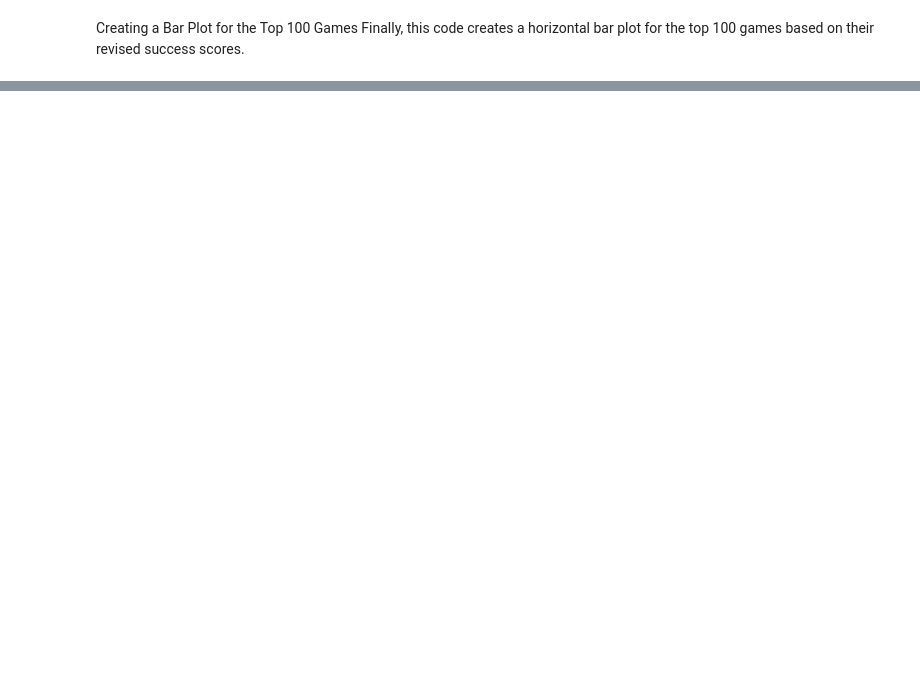
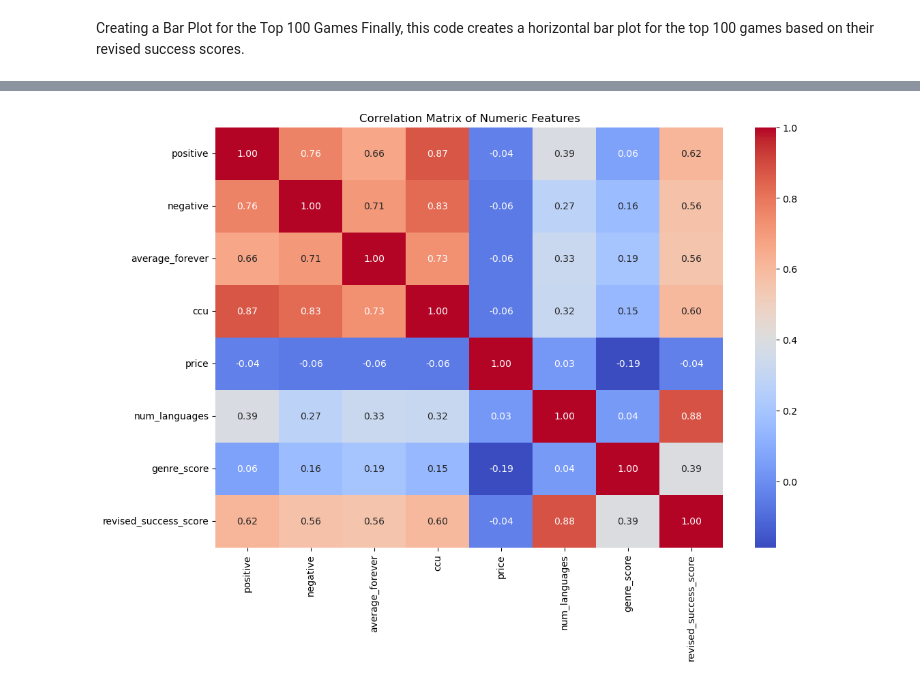
Before and after one commit to Artysuk/Steam-Project, a Jupyter notebook: file.ipynb, the cells around one changed output, grey strips where cells are left out. Saved outputs shown, nothing was run; the diff lists cells and outputs as text; code cells hidden in the pictures; blank space fills up the shorter version.

Commit message:
added correlations for revised_success_score

```diff
--- a/file.ipynb
+++ b/file.ipynb
@@ -324,0 +361,13 @@ plt.show()
+# %%
+numeric_columns = output_with_attributes.select_dtypes(include=['int64', 'float64'])
+
+# Computing the correlation matrix
+correlation_matrix = numeric_columns.corr()
+
+# Plotting a heatmap of the correlation matrix
+plt.figure(figsize=(12, 8))
+sns.heatmap(correlation_matrix, annot=True, cmap='coolwarm', fmt=".2f")
+plt.title("Correlation Matrix of Numeric Features")
+plt.show()
+# %% [output]
+[figure, added]
```
Also changed, not shown: parts of 6 cells of this notebook, 1 other file.
